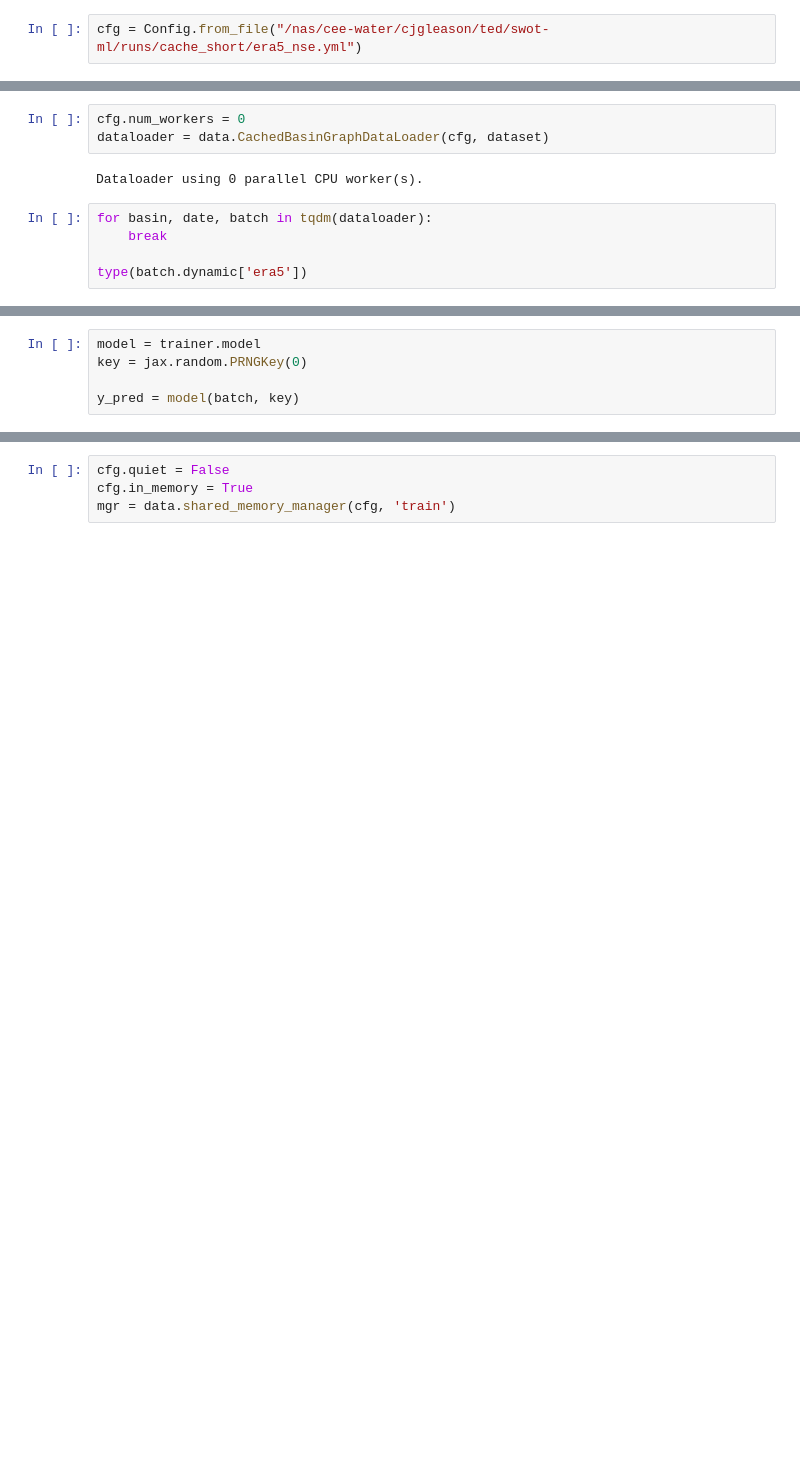
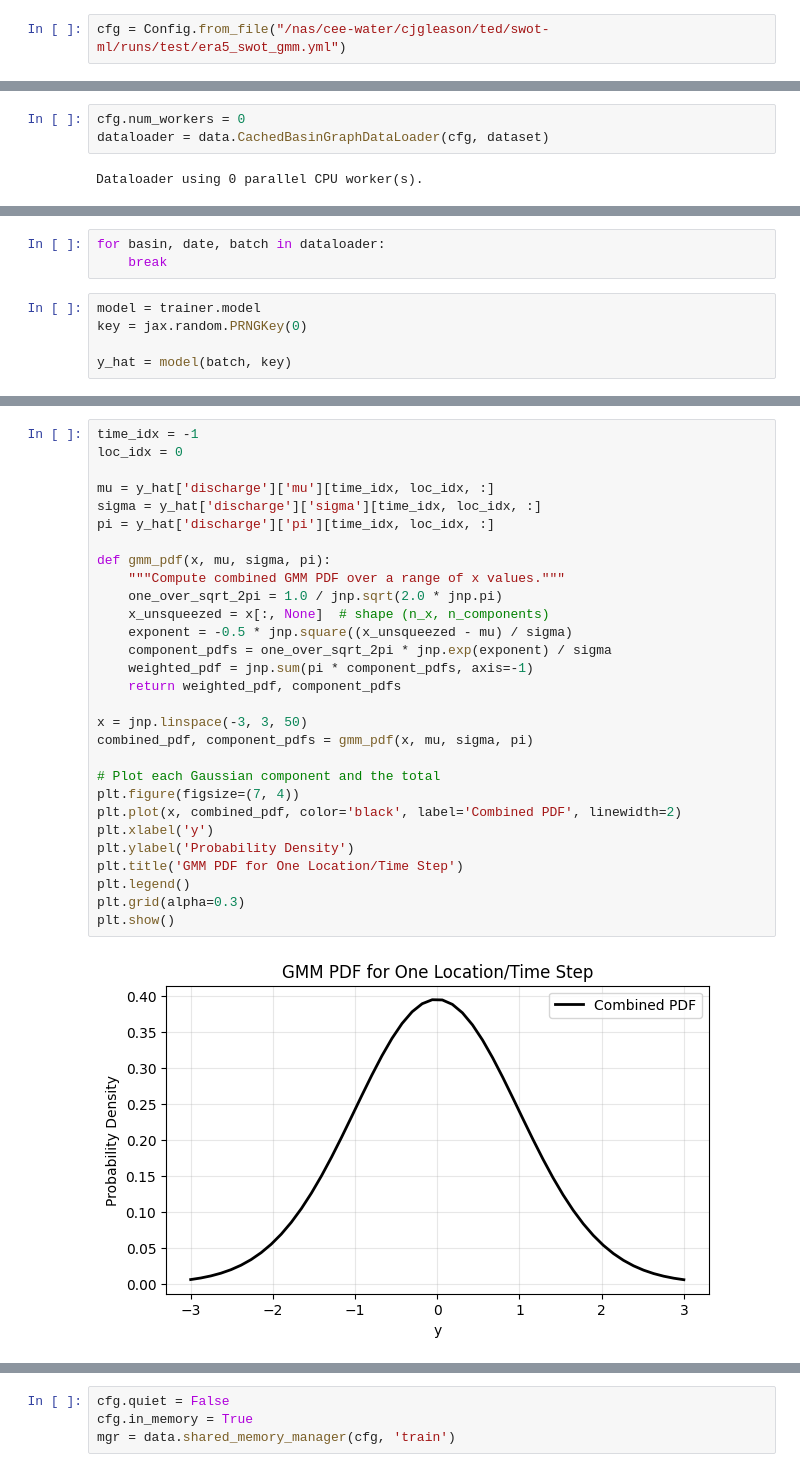
Before and after one commit to Fluvial-UMass/swot-ml, a Jupyter notebook: notebooks/reservoirs/run_model.ipynb, the cells around one changed output, grey strips where cells are left out. Drawn from its saved outputs; the diff is of its cells as text; blank space fills up the shorter version.

```diff
--- a/notebooks/reservoirs/run_model.ipynb
+++ b/notebooks/reservoirs/run_model.ipynb
@@ -28,7 +28,7 @@ import data
 # %% [output]
 [CpuDevice(id=0)]
 # %%
-cfg = Config.from_file("/nas/cee-water/cjgleason/ted/swot-ml/runs/cache_short/era5_nse.yml")
+cfg = Config.from_file("/nas/cee-water/cjgleason/ted/swot-ml/runs/test/era5_swot_gmm.yml")
 # %%
 cfg.quiet = False
 mgr = data.DynamicCacheManager(cfg)
@@ -48,8 +48,3 @@ cfg.num_workers = 0
 dataloader = data.CachedBasinGraphDataLoader(cfg, dataset)
 # %% [output]
 Dataloader using 0 parallel CPU worker(s).
-# %%
-for basin, date, batch in tqdm(dataloader):
-    break
-
-type(batch.dynamic['era5'])
@@ -67,5 +62,8 @@ models.graph_transformer.ST_GATransformer
+# %%
+for basin, date, batch in dataloader:
+    break
 # %%
 model = trainer.model
 key = jax.random.PRNGKey(0)
 
-y_pred = model(batch, key)
+y_hat = model(batch, key)
@@ -71,0 +74,31 @@ y_pred = model(batch, key)
+# %%
+time_idx = -1
+loc_idx = 0
+
+mu = y_hat['discharge']['mu'][time_idx, loc_idx, :]
+sigma = y_hat['discharge']['sigma'][time_idx, loc_idx, :]
+pi = y_hat['discharge']['pi'][time_idx, loc_idx, :]
+
+def gmm_pdf(x, mu, sigma, pi):
+    """Compute combined GMM PDF over a range of x values."""
+    one_over_sqrt_2pi = 1.0 / jnp.sqrt(2.0 * jnp.pi)
+    x_unsqueezed = x[:, None]  # shape (n_x, n_components)
+    exponent = -0.5 * jnp.square((x_unsqueezed - mu) / sigma)
+    component_pdfs = one_over_sqrt_2pi * jnp.exp(exponent) / sigma
+    weighted_pdf = jnp.sum(pi * component_pdfs, axis=-1)
+    return weighted_pdf, component_pdfs
+
+x = jnp.linspace(-3, 3, 50)
+combined_pdf, component_pdfs = gmm_pdf(x, mu, sigma, pi)
+
+# Plot each Gaussian component and the total
+plt.figure(figsize=(7, 4))
+plt.plot(x, combined_pdf, color='black', label='Combined PDF', linewidth=2)
+plt.xlabel('y')
+plt.ylabel('Probability Density')
+plt.title('GMM PDF for One Location/Time Step')
+plt.legend()
+plt.grid(alpha=0.3)
+plt.show()
+# %% [output]
+[figure, added]
```
Also changed, not shown: parts of 18 cells of this notebook, 14 other files.
